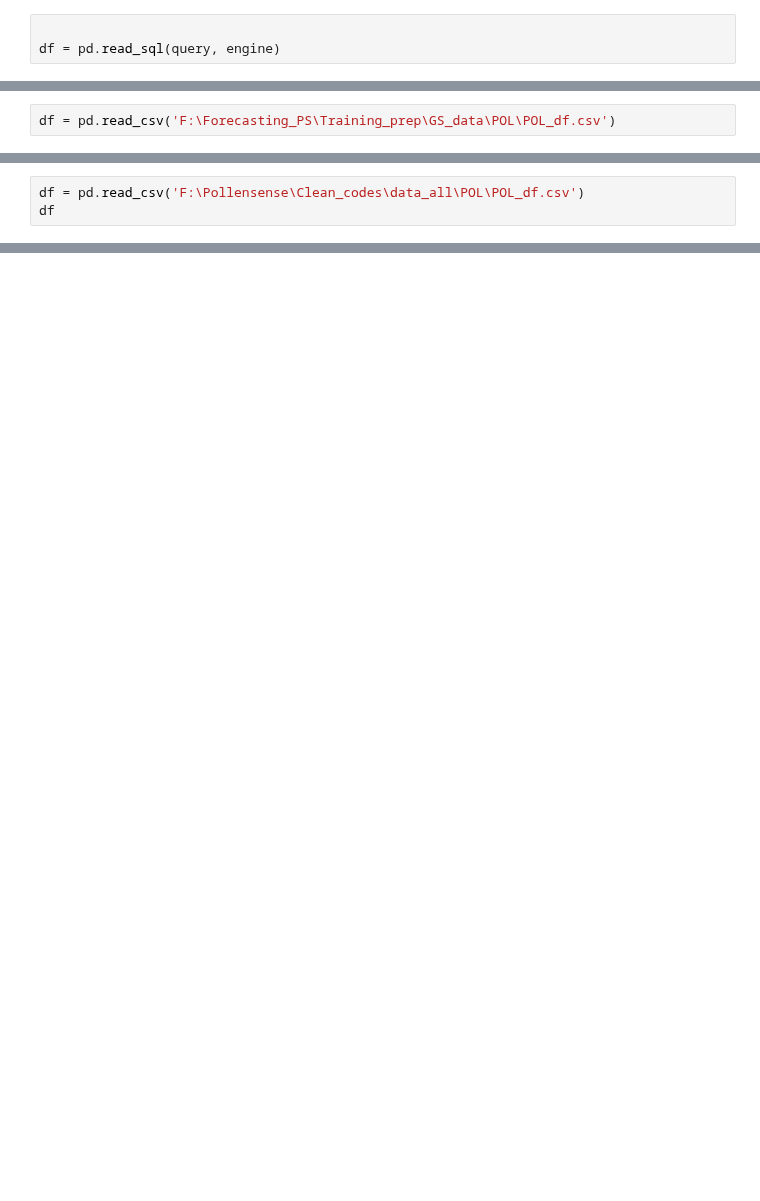
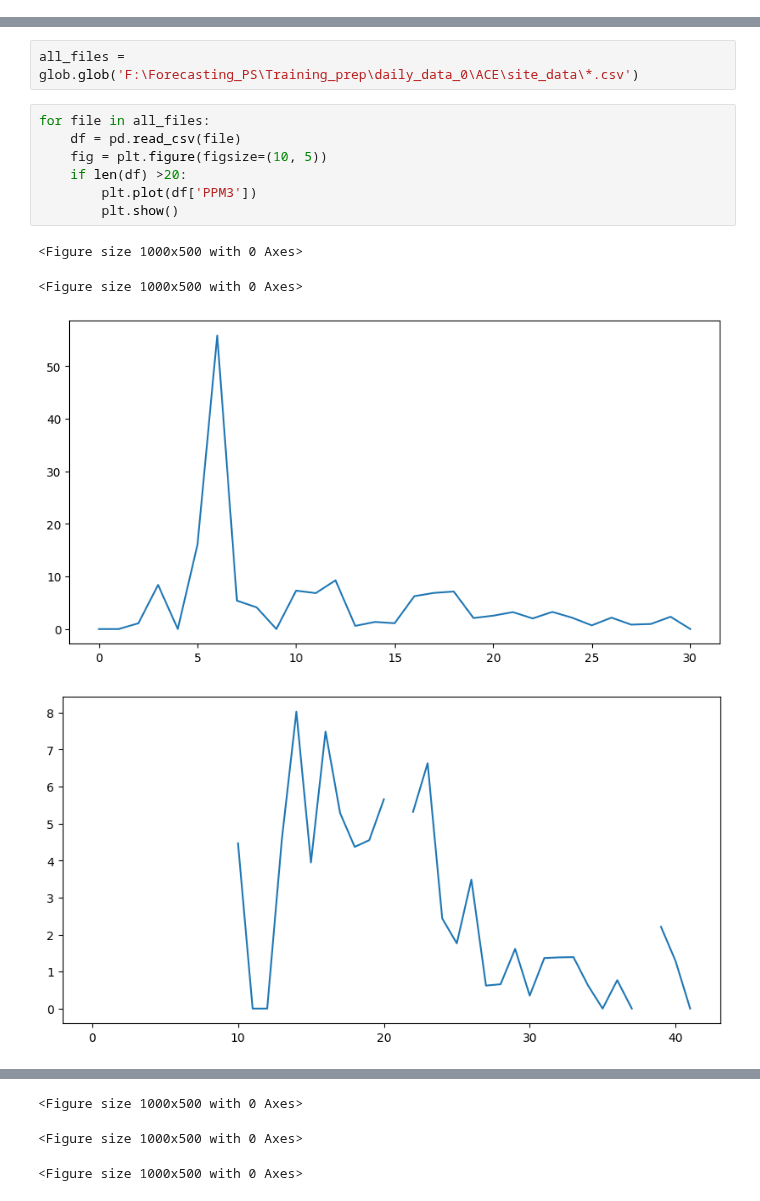
Before and after one commit to sagunkayastha/training_dataprep, a Jupyter notebook: utils/temp.ipynb, the cells around one changed output, grey strips where cells are left out. Saved outputs shown, nothing was run; the diff lists cells and outputs as text; blank space fills up the shorter version.

Commit message:
daily prep

```diff
--- a/utils/temp.ipynb
+++ b/utils/temp.ipynb
@@ -119,3 +0,0 @@ query = f"""
-# %%
-
-df = pd.read_sql(query, engine)
@@ -196,2 +0,0 @@ import pandas as pd
-# %%
-df = pd.read_csv('F:\Forecasting_PS\Training_prep\GS_data\POL\POL_df.csv')
@@ -214,3 +0,0 @@ df
-# %%
-df = pd.read_csv('F:\Pollensense\Clean_codes\data_all\POL\POL_df.csv')
-df
@@ -230,0 +13,14 @@ df
+# %%
+all_files = glob.glob('F:\Forecasting_PS\Training_prep\daily_data_0\ACE\site_data\*.csv')
+# %%
+for file in all_files:
+    df = pd.read_csv(file)
+    fig = plt.figure(figsize=(10, 5))
+    if len(df) >20:
+        plt.plot(df['PPM3'])
+        plt.show()
+# %% [output]
+<Figure size 1000x500 with 0 Axes>
+<Figure size 1000x500 with 0 Axes>
+[figure, added]
+[figure, added]
@@ -230,0 +28,3 @@ df
+<Figure size 1000x500 with 0 Axes>
+<Figure size 1000x500 with 0 Axes>
+<Figure size 1000x500 with 0 Axes>
```
Also changed, not shown: parts of 16 cells of this notebook, 16 other files.
